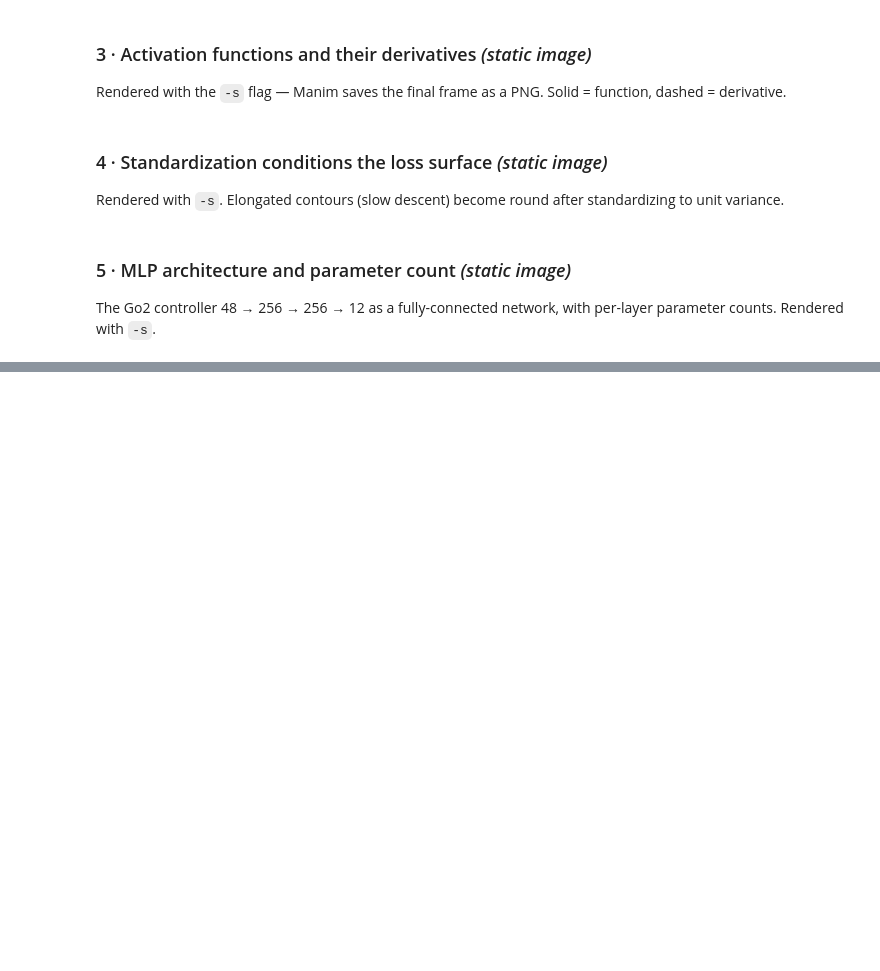
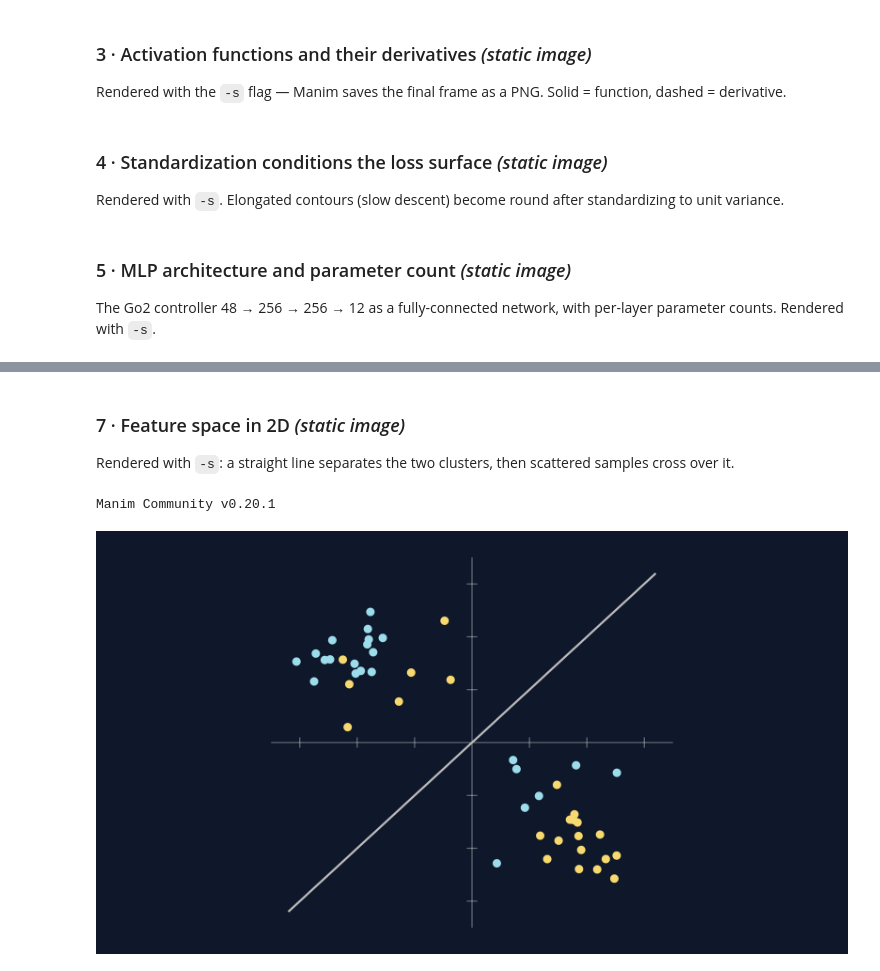
Before and after one commit to DEschweiler/EmbodiedAI_MathToMotion, a Jupyter notebook: manim_studio.ipynb, the cells around one changed output, grey strips where cells are left out. Drawn from its saved outputs; the diff is of its cells as text; code cells hidden in the pictures; blank space fills up the shorter version.

```diff
--- a/manim_studio.ipynb
+++ b/manim_studio.ipynb
@@ -199,0 +233,29 @@ class MLPArchitecture(Scene):
+# %% [markdown]
+### 7 · Feature space in 2D  *(static image)*
+Rendered with `-s`: a straight line separates the two clusters, then scattered samples cross over it.
+# %%
+%%manim -s -qh -v WARNING FeatureSpace2D
+from manim import *
+import numpy as np
+
+class FeatureSpace2D(Scene):
+    def construct(self):
+        self.camera.background_color = '#0f172a'
+        rng = np.random.default_rng(7)
+        A_COL, B_COL, OK, BAD = BLUE_B, YELLOW, GREEN_B, GREY_B
+        ax = Axes(x_range=[-3.5, 3.5, 1], y_range=[-3.5, 3.5, 1], x_length=7.6, y_length=7.0,
+                  axis_config={'include_tip': False, 'stroke_opacity': 0.4})
+        A2 = rng.normal([-1.8, 1.8], 0.5, size=(16, 2))
+        B2 = rng.normal([1.8, -1.8], 0.5, size=(16, 2))
+        p2A = VGroup(*[Dot(ax.c2p(*p), color=A_COL, radius=0.08) for p in A2])
+        p2B = VGroup(*[Dot(ax.c2p(*p), color=B_COL, radius=0.08) for p in B2])
+        line2 = Line(ax.c2p(-3.2, -3.2), ax.c2p(3.2, 3.2), color=OK, stroke_width=4)
+        self.play(Create(ax)); self.play(FadeIn(p2A), FadeIn(p2B)); self.play(Create(line2)); self.wait(1.2)
+        nA2 = np.column_stack([rng.uniform(0.2, 2.6, 7), rng.uniform(-2.6, -0.2, 7)])
+        nB2 = np.column_stack([rng.uniform(-2.6, -0.2, 7), rng.uniform(0.2, 2.6, 7)])
+        noise2 = VGroup(*[Dot(ax.c2p(*p), color=A_COL, radius=0.08) for p in nA2],
+                        *[Dot(ax.c2p(*p), color=B_COL, radius=0.08) for p in nB2])
+        self.play(FadeIn(noise2), line2.animate.set_color(BAD)); self.wait(1.5)
+# %% [output]
+Manim Community v0.20.1
+[figure, added]
```
Also changed, not shown: parts of 7 cells of this notebook, 2 other files.
